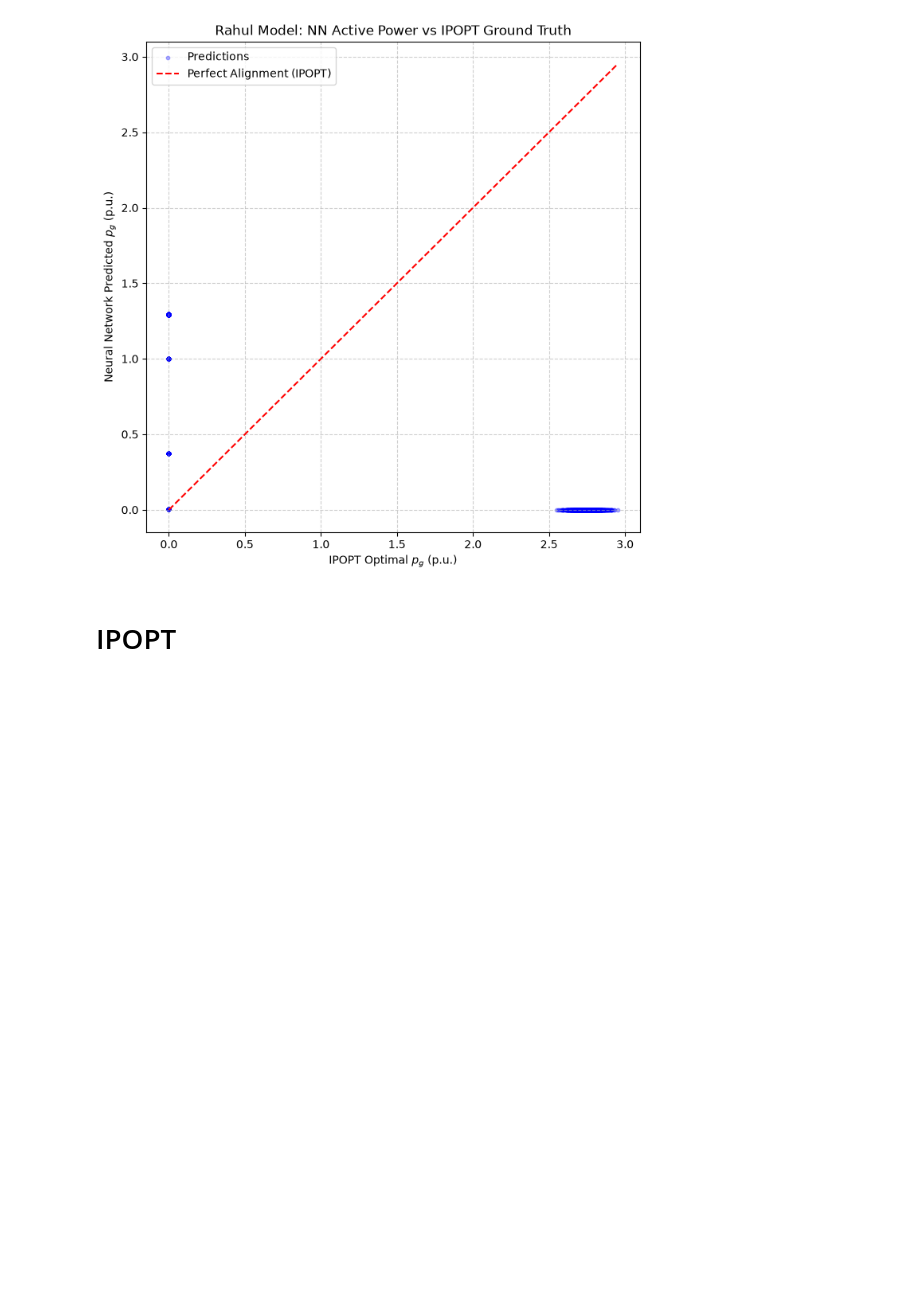
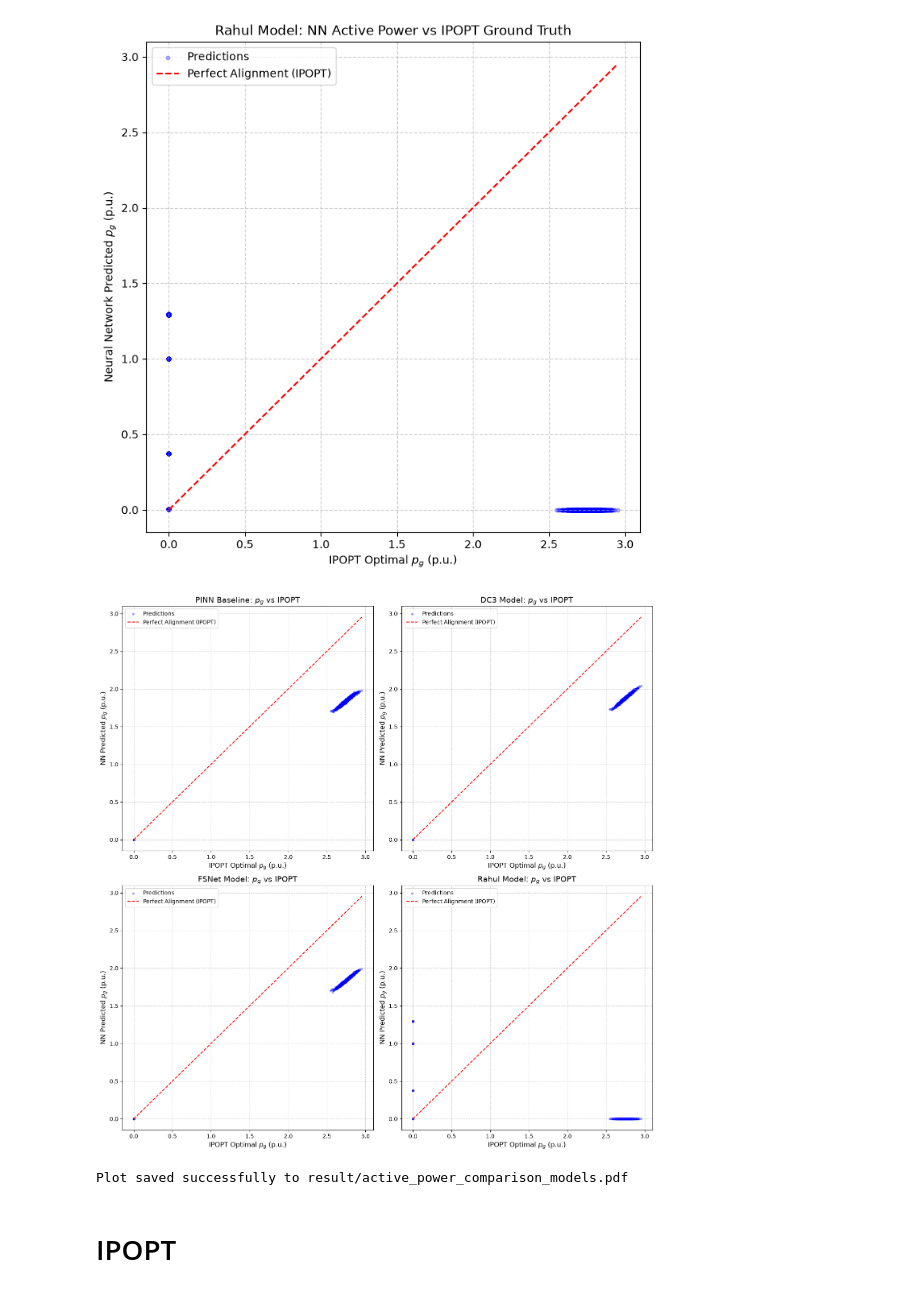
Before and after one commit to mdzalfirdausi/ACOPF-feasible, a Jupyter notebook: evaluate.ipynb, the cells around one changed output. Cells and saved outputs as stored; diff of their text form; code cells hidden in the pictures; blank space fills up the shorter version.

Commit message:
buat plot

```diff
--- a/evaluate.ipynb
+++ b/evaluate.ipynb
@@ -222,6 +222,55 @@ else:
     print("Model data not available for plotting.")
 # %% [output]
 [figure]
+# %%
+import matplotlib.pyplot as plt
+
+# List of all the models you want to plot
+models_to_plot = ["PINN Baseline", "DC3 Model", "FSNet Model", "Rahul Model"]
+
+# Create a 2x2 grid of subplots
+fig, axes = plt.subplots(2, 2, figsize=(14, 14))
+axes = axes.flatten() # Flatten the 2x2 matrix into a 1D list for easy looping
+
+for i, model_name in enumerate(models_to_plot):
+    ax = axes[i] # Get the specific subplot axis
+
+    if model_name in plot_artifacts:
+        preds = plot_artifacts[model_name]["pg_pred"].flatten()
+        gts = plot_artifacts[model_name]["pg_gt"].flatten()
+
+        ax.scatter(gts, preds, alpha=0.3, s=10, color='blue', label='Predictions')
+
+        # Perfect prediction line
+        min_val, max_val = min(gts.min(), preds.min()), max(gts.max(), preds.max())
+        ax.plot([min_val, max_val], [min_val, max_val], 'r--', label='Perfect Alignment (IPOPT)')
+
+        ax.set_title(f"{model_name}: $p_g$ vs IPOPT", fontsize=14)
+        ax.set_xlabel("IPOPT Optimal $p_g$ (p.u.)", fontsize=12)
+        ax.set_ylabel("NN Predicted $p_g$ (p.u.)", fontsize=12)
+        ax.grid(True, linestyle='--', alpha=0.6)
+        ax.legend()
+    else:
+        # Fallback if a model failed to evaluate and isn't in the dictionary
+        ax.text(0.5, 0.5, f"{model_name} data not available",
+                ha='center', va='center', fontsize=12, color='red')
+        ax.set_title(model_name)
+        ax.axis('off')
+
+# Automatically adjust spacing between subplots so labels don't overlap
+plt.tight_layout()
+
+# Save the figure as a PDF (bbox_inches='tight' removes excess white margins)
+pdf_filename = "result/active_power_comparison_models.pdf"
+plt.savefig(pdf_filename, format='pdf', bbox_inches='tight')
+
+# Display the plot in the notebook
+plt.show()
+
+print(f"Plot saved successfully to {pdf_filename}")
+# %% [output]
+[figure, added]
+Plot saved successfully to result/active_power_comparison_models.pdf
 # %% [markdown]
 # IPOPT
 # %%
```
Also changed, not shown: parts of 1 cell of this notebook, 1 other file.
